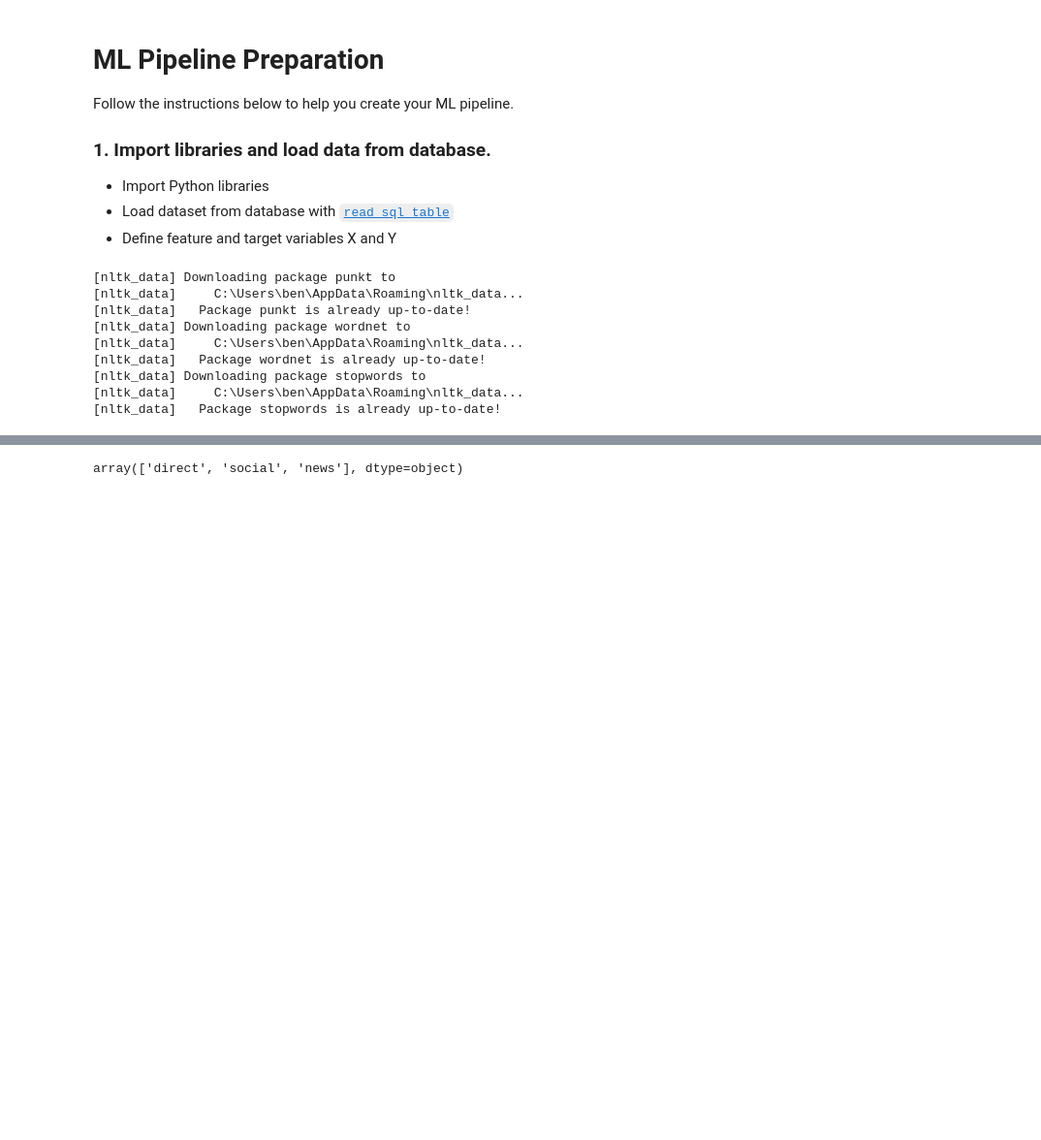
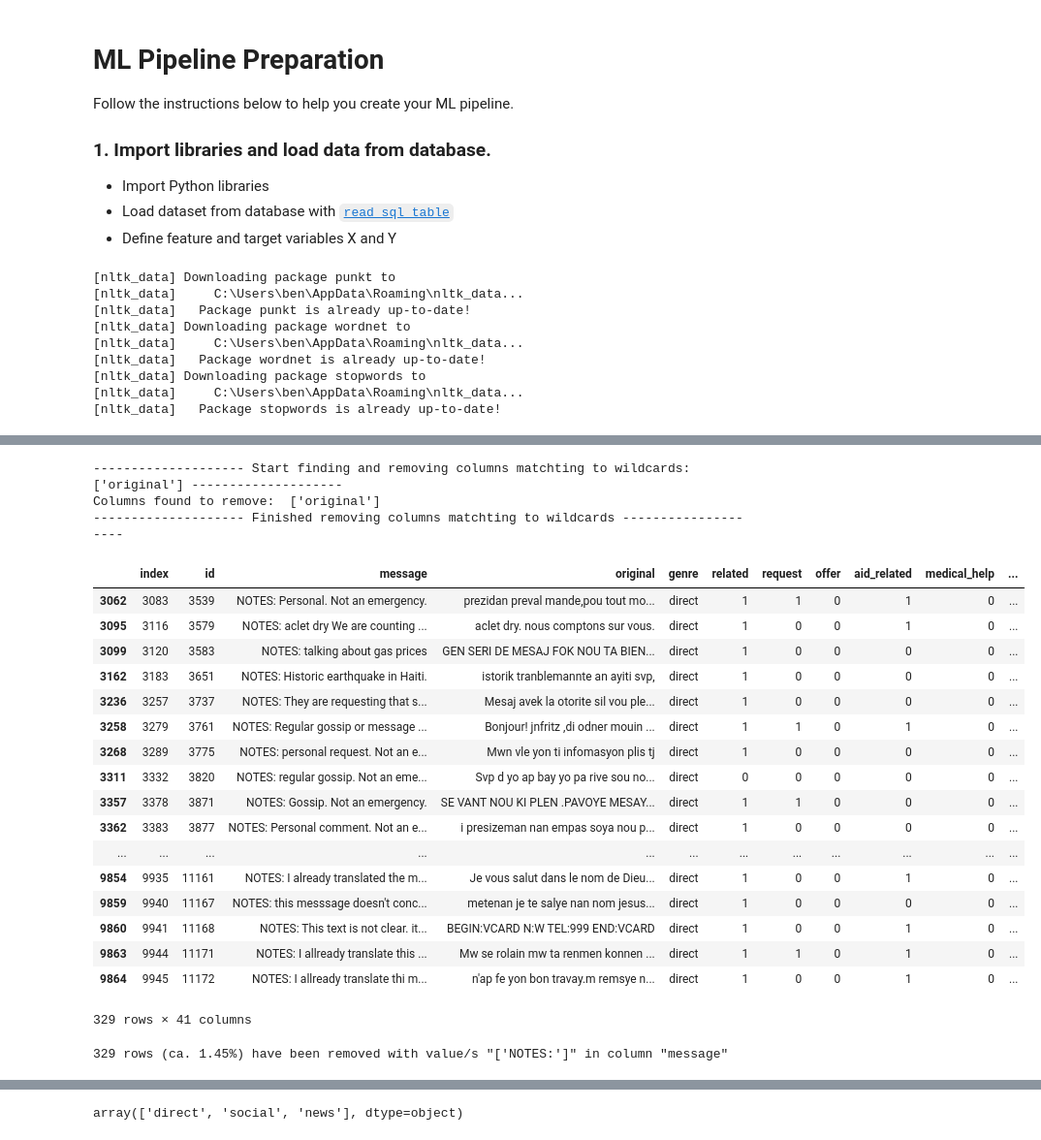
Before and after one commit to bwenner/DisasterResponsePipeline, a Jupyter notebook: ML Pipeline Preparation.ipynb, the cells around one changed output, grey strips where cells are left out. Shown at 97% size. Saved outputs shown, nothing was run; the diff lists cells and outputs as text; code cells hidden in the pictures; blank space fills up the shorter version.

```diff
--- a/ML Pipeline Preparation.ipynb
+++ b/ML Pipeline Preparation.ipynb
@@ -44,12 +45,12 @@ from sqlalchemy import create_engine
 [nltk_data]   Package stopwords is already up-to-date!
 # %%
 # load data from database
-origDb = 'DisasterResponse.db'
-origMessages = 'Message'
+database = 'MyDisasterResponse.db'
+table = 'MyMessage'
 
-engine = create_engine('sqlite:///{}'.format(origDb))
+engine = create_engine('sqlite:///{}'.format(database))
 
-df = pd.read_sql_table(origMessages, engine)
+df = pd.read_sql_table(table, engine)
 # %%
 dsh.AnalyzeDataFrame(df)
 # %% [output]
@@ -72,0 +111,33 @@ dtype: float64
+# %%
+df = dsh.RemoveColumnsByWildcard(df, 'original')
+# %% [output]
+-------------------- Start finding and removing columns matchting to wildcards: ['original'] --------------------
+Columns found to remove:  ['original']
+-------------------- Finished removing columns matchting to wildcards --------------------
+# %%
+df[df['message'].str.startswith('NOTES:')]
+# %% [output]
+|  | index | id | message | original | genre | related | request | offer | aid_related | medical_help | ... |
+| 3062 | 3083 | 3539 | NOTES: Personal. Not an emergency. | prezidan preval mande,pou tout mo... | direct | 1 | 1 | 0 | 1 | 0 | ... |
+| 3095 | 3116 | 3579 | NOTES: aclet dry We are counting ... | aclet dry. nous comptons sur vous. | direct | 1 | 0 | 0 | 1 | 0 | ... |
+| 3099 | 3120 | 3583 | NOTES: talking about gas prices | GEN SERI DE MESAJ FOK NOU TA BIEN... | direct | 1 | 0 | 0 | 0 | 0 | ... |
+| 3162 | 3183 | 3651 | NOTES: Historic earthquake in Haiti. | istorik tranblemannte an ayiti svp, | direct | 1 | 0 | 0 | 0 | 0 | ... |
+| 3236 | 3257 | 3737 | NOTES: They are requesting that s... | Mesaj avek la otorite sil vou ple... | direct | 1 | 0 | 0 | 0 | 0 | ... |
+| 3258 | 3279 | 3761 | NOTES: Regular gossip or message ... | Bonjour! jnfritz ,di odner mouin ... | direct | 1 | 1 | 0 | 1 | 0 | ... |
+| 3268 | 3289 | 3775 | NOTES: personal request. Not an e... | Mwn vle yon ti infomasyon plis tj | direct | 1 | 0 | 0 | 0 | 0 | ... |
+| 3311 | 3332 | 3820 | NOTES: regular gossip. Not an eme... | Svp d yo ap bay yo pa rive sou no... | direct | 0 | 0 | 0 | 0 | 0 | ... |
+| 3357 | 3378 | 3871 | NOTES: Gossip. Not an emergency. | SE VANT NOU KI PLEN .PAVOYE MESAY... | direct | 1 | 1 | 0 | 0 | 0 | ... |
+| 3362 | 3383 | 3877 | NOTES: Personal comment. Not an e... | i presizeman nan empas soya nou p... | direct | 1 | 0 | 0 | 0 | 0 | ... |
+| ... | ... | ... | ... | ... | ... | ... | ... | ... | ... | ... | ... |
+| 9854 | 9935 | 11161 | NOTES: I already translated the m... | Je vous salut dans le nom de Dieu... | direct | 1 | 0 | 0 | 1 | 0 | ... |
+| 9859 | 9940 | 11167 | NOTES: this messsage doesn't conc... | metenan je te salye nan nom jesus... | direct | 1 | 0 | 0 | 0 | 0 | ... |
+| 9860 | 9941 | 11168 | NOTES: This text is not clear. it... | BEGIN:VCARD N:W TEL:999 END:VCARD | direct | 1 | 0 | 0 | 1 | 0 | ... |
+| 9863 | 9944 | 11171 | NOTES: I allready translate this ... | Mw se rolain mw ta renmen konnen ... | direct | 1 | 1 | 0 | 1 | 0 | ... |
+| 9864 | 9945 | 11172 | NOTES: I allready translate thi m... | n'ap fe yon bon travay.m remsye n... | direct | 1 | 0 | 0 | 1 | 0 | ... |
+329 rows × 41 columns
+# %%
+# Remove messages starting with 'NOTES:'
+
+df = dsh.RemoveRowsWithValueInColumn(df, 'message', ['NOTES:'], option = 'startswith')
+# %% [output]
+329 rows (ca. 1.45%) have been removed with value/s "['NOTES:']" in column "message"
```
Also changed, not shown: parts of 25 cells of this notebook, 2 other files.
